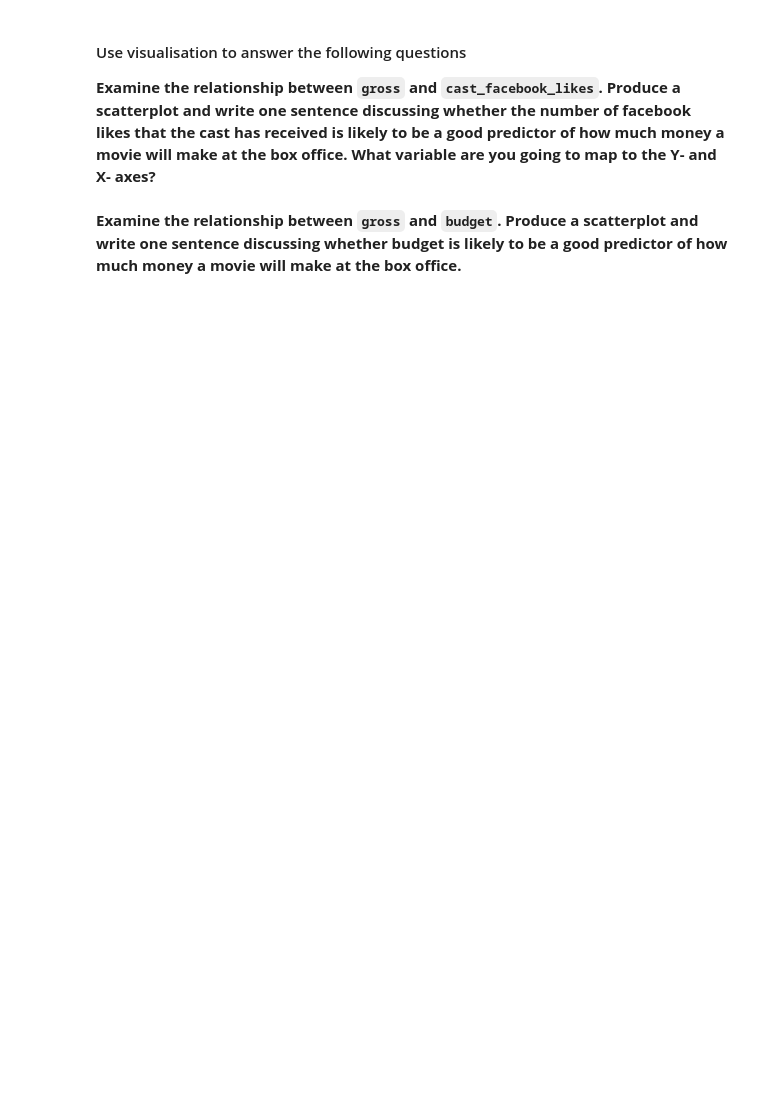
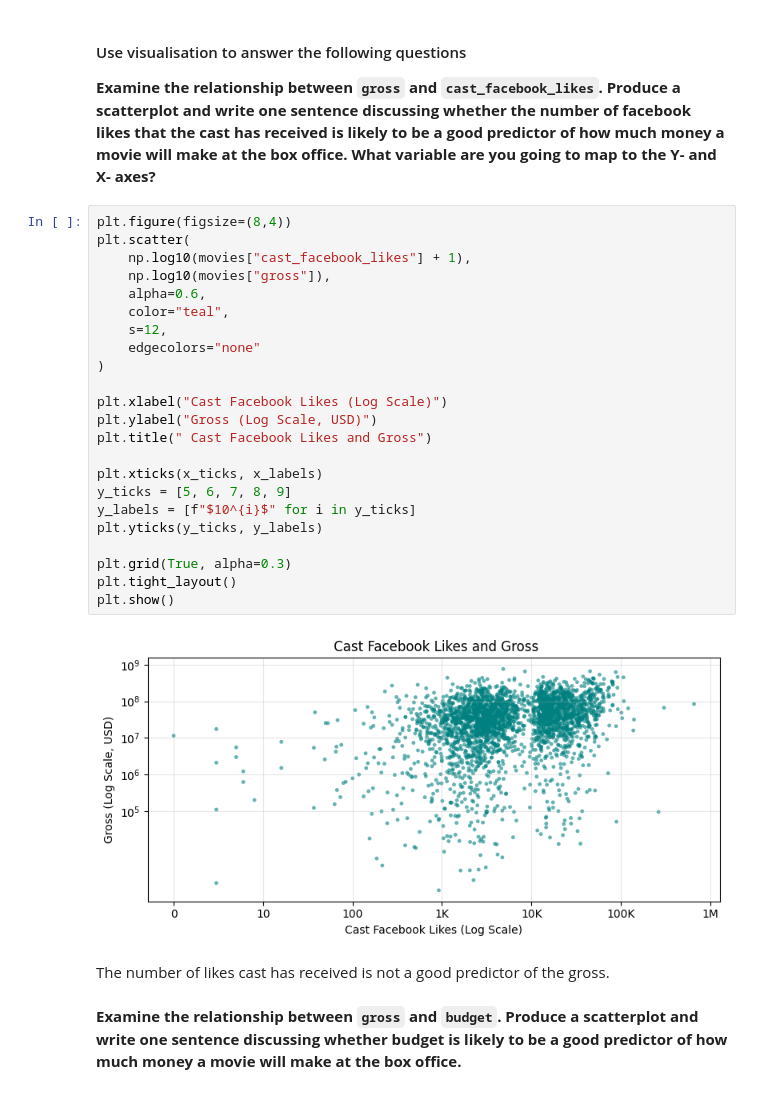
Before and after one commit to Riashengyuanyang/Analytics-through-Coding, a Jupyter notebook: Session_2/Homework.ipynb, the cells around one changed output. Drawn from its saved outputs; the diff is of its cells as text; blank space fills up the shorter version.

```diff
--- a/Session_2/Homework.ipynb
+++ b/Session_2/Homework.ipynb
@@ -215,5 +273,32 @@ plt.show()
 #### Use visualisation to answer the following questions
 
 **Examine the relationship between `gross` and `cast_facebook_likes`. Produce a scatterplot and write one sentence discussing whether the number of facebook likes that the cast has received is likely to be a good predictor of how much money a movie will make at the box office. What variable are you going to map to the Y- and X- axes?**
+# %%
+plt.figure(figsize=(8,4))
+plt.scatter(
+    np.log10(movies["cast_facebook_likes"] + 1),
+    np.log10(movies["gross"]),
+    alpha=0.6,
+    color="teal",
+    s=12,
+    edgecolors="none"
+)
+
+plt.xlabel("Cast Facebook Likes (Log Scale)")
+plt.ylabel("Gross (Log Scale, USD)")
+plt.title(" Cast Facebook Likes and Gross")
+
+plt.xticks(x_ticks, x_labels)
+y_ticks = [5, 6, 7, 8, 9]
+y_labels = [f"$10^{i}$" for i in y_ticks]
+plt.yticks(y_ticks, y_labels)
+
+plt.grid(True, alpha=0.3)
+plt.tight_layout()
+plt.show()
+# %% [output]
+[figure, added]
+# %% [markdown]
+The number of likes cast has received is not a good predictor of the gross.
 # %% [markdown]
 **Examine the relationship between `gross` and `budget`. Produce a scatterplot and write one sentence discussing whether budget is likely to be a good predictor of how much money a movie will make at the box office.**
```
Also changed, not shown: parts of 12 cells of this notebook.
